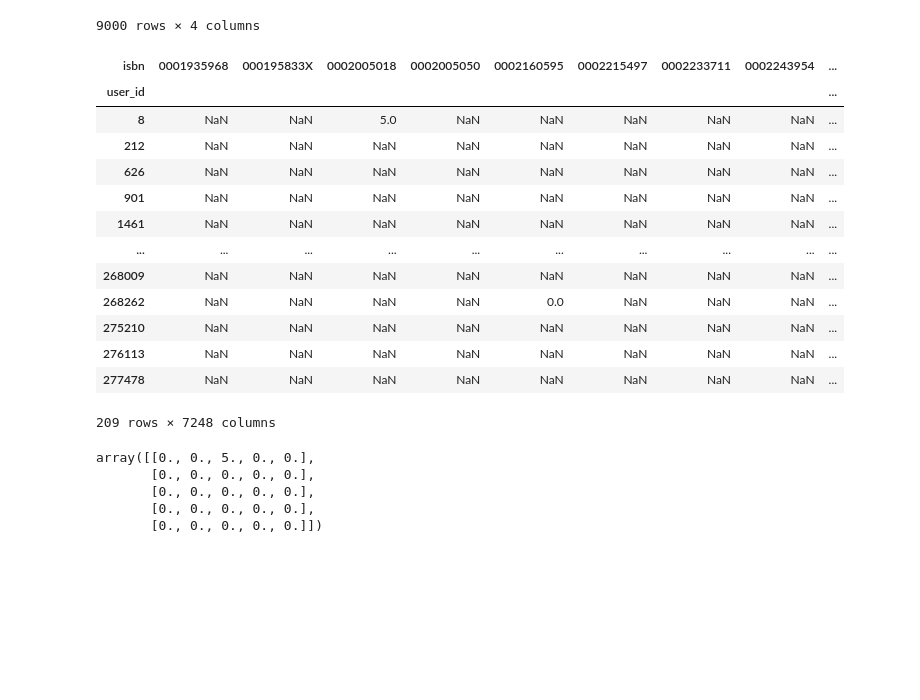
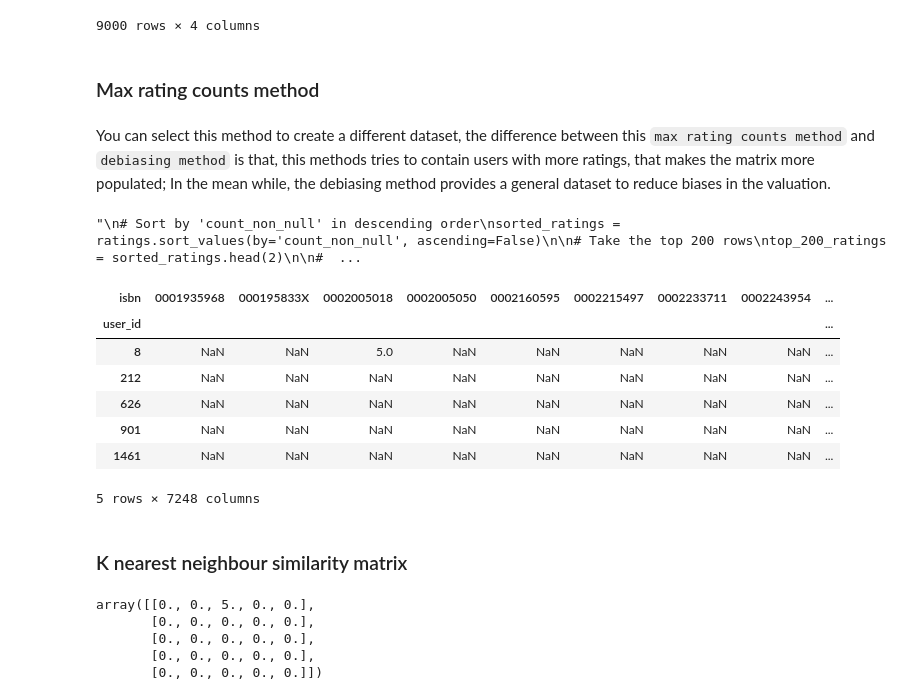
Before and after one commit to Song-z-h/data-intensive-proj, a Jupyter notebook: recomendation.ipynb, the cells around one changed output. Cells and saved outputs as stored; diff of their text form; code cells hidden in the pictures; blank space fills up the shorter version.

```diff
--- a/recomendation.ipynb
+++ b/recomendation.ipynb
@@ -452,5 +487,9 @@ result_df
 9000 rows × 4 columns
 # %%
 ratings = result_df.drop(columns=['country'])
+# %% [markdown]
+### Max rating counts method
+# %% [markdown]
+You can select this method to create a different dataset, the difference between this `max rating counts method` and `debiasing method` is that, this methods tries to contain users with more ratings, that makes the matrix more populated; In the mean while, the debiasing method provides a general dataset to reduce biases in the valuation.
 # %%
 #set_size=200000
@@ -460,20 +500,29 @@ ratings = result_df.drop(columns=['country'])
 ratings.set_index(["user_id", "isbn"], inplace=True)
 ratings = ratings["rating"].unstack("isbn").astype(pd.SparseDtype("float", np.nan))
 #ratings['count_non_null'] = ratings.count(axis=1)
+# %%
+'''
+# Sort by 'count_non_null' in descending order
+sorted_ratings = ratings.sort_values(by='count_non_null', ascending=False)
+
+# Take the top 200 rows
+top_200_ratings = sorted_ratings.head(2)
+
+# Drop the 'count_non_null' column
+top_200_ratings = top_200_ratings.drop(columns=['count_non_null'])
+
+# Create a new matrix (numpy array) from the top 200 rows
+ratings = top_200_ratings'''
+# %% [output]
+"\n# Sort by 'count_non_null' in descending order\nsorted_ratings = ratings.sort_values(by='count_non_null', ascending=False)\n\n# Take the top 200 rows\ntop_200_ratings = sorted_ratings.head(2)\n\n#  ...
 # %%
-ratings
+ratings.head(5)
 # %% [output]
 | isbn | 0001935968 | 000195833X | 0002005018 | 0002005050 | 0002160595 | 0002215497 | 0002233711 | 0002243954 | ... |
 | user_id |  |  |  |  |  |  |  |  | ... |
 | 8 | NaN | NaN | 5.0 | NaN | NaN | NaN | NaN | NaN | ... |
 | 212 | NaN | NaN | NaN | NaN | NaN | NaN | NaN | NaN | ... |
 | 626 | NaN | NaN | NaN | NaN | NaN | NaN | NaN | NaN | ... |
 | 901 | NaN | NaN | NaN | NaN | NaN | NaN | NaN | NaN | ... |
 | 1461 | NaN | NaN | NaN | NaN | NaN | NaN | NaN | NaN | ... |
-| ... | ... | ... | ... | ... | ... | ... | ... | ... | ... |
-| 268009 | NaN | NaN | NaN | NaN | NaN | NaN | NaN | NaN | ... |
-| 268262 | NaN | NaN | NaN | NaN | 0.0 | NaN | NaN | NaN | ... |
-| 275210 | NaN | NaN | NaN | NaN | NaN | NaN | NaN | NaN | ... |
-| 276113 | NaN | NaN | NaN | NaN | NaN | NaN | NaN | NaN | ... |
-| 277478 | NaN | NaN | NaN | NaN | NaN | NaN | NaN | NaN | ... |
-209 rows × 7248 columns
+5 rows × 7248 columns
@@ -495,3 +529,5 @@ ratings
+# %% [markdown]
+### K nearest neighbour similarity matrix
 # %%
 R = ratings.fillna(0).values
 R[:5, :5]
```
Also changed, not shown: parts of 74 cells of this notebook.
